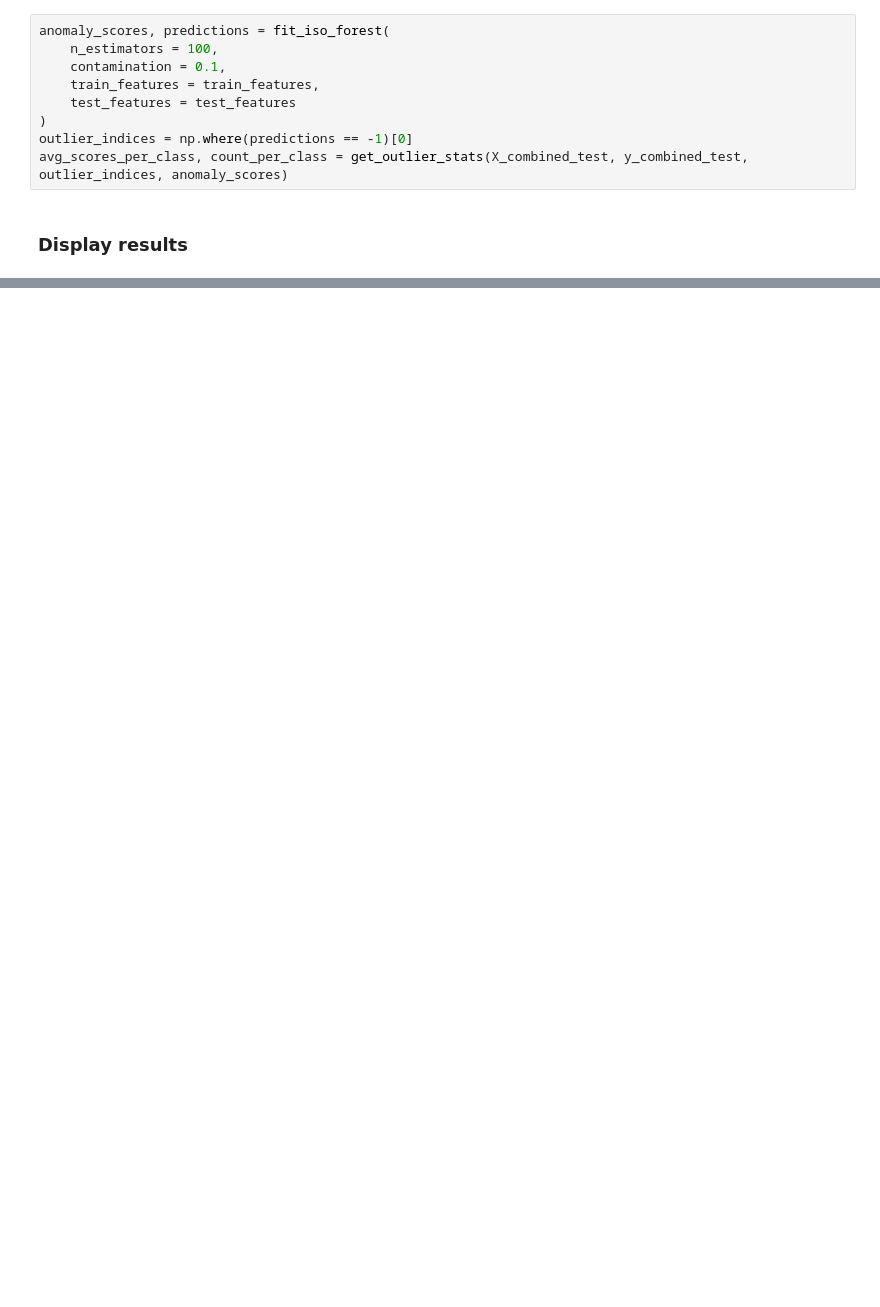
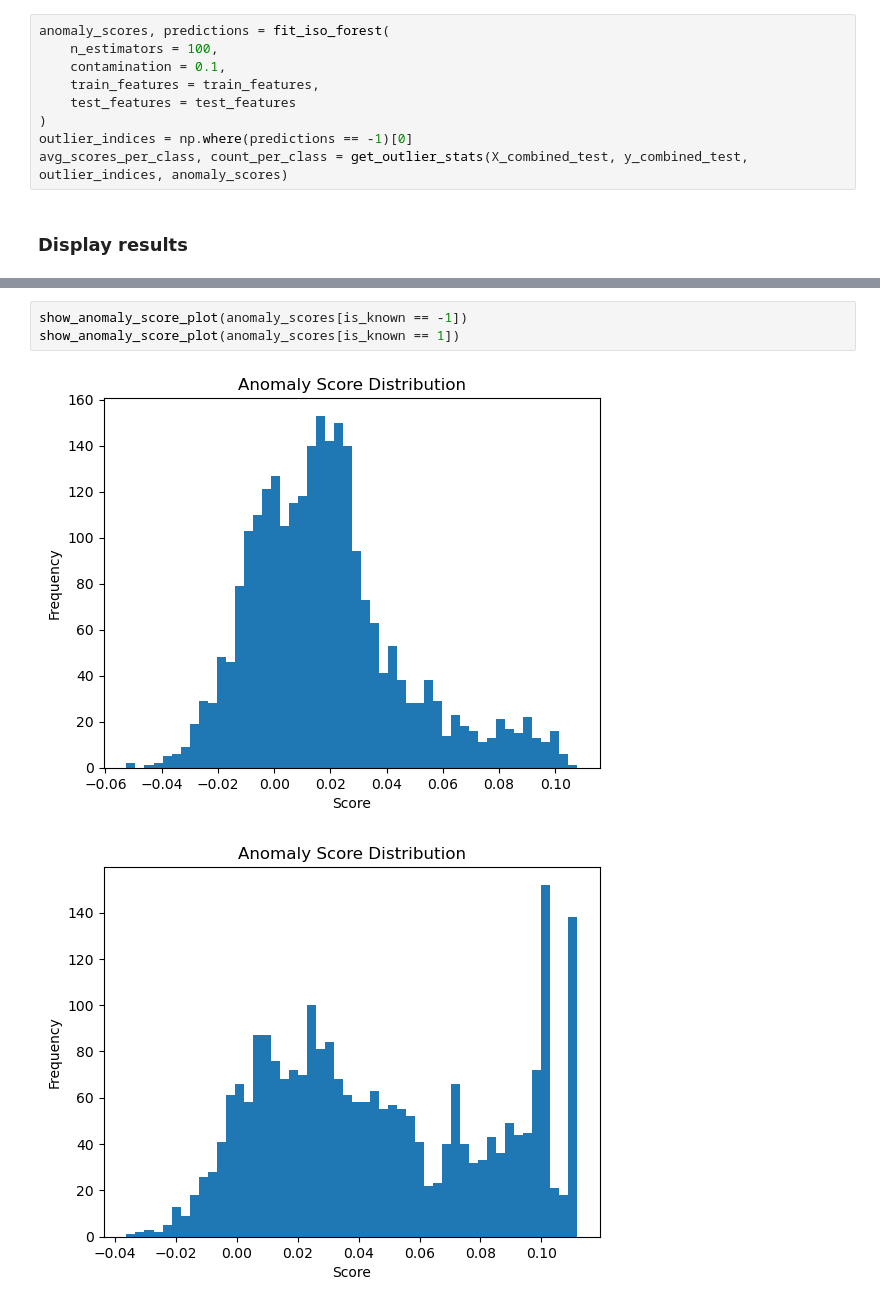
Before and after one commit to enikop/CNN-Projects, a Jupyter notebook: openset/CNN_isolation_forest_6_class_v2.ipynb, the cells around one changed output, grey strips where cells are left out. Drawn from its saved outputs; the diff is of its cells as text; blank space fills up the shorter version.

```diff
--- a/openset/CNN_isolation_forest_6_class_v2.ipynb
+++ b/openset/CNN_isolation_forest_6_class_v2.ipynb
@@ -842,0 +854,6 @@ show_anomaly_score_plot(anomaly_scores)
+# %%
+show_anomaly_score_plot(anomaly_scores[is_known == -1])
+show_anomaly_score_plot(anomaly_scores[is_known == 1])
+# %% [output]
+[figure, added]
+[figure, added]
```
Also changed, not shown: parts of 21 cells of this notebook.
